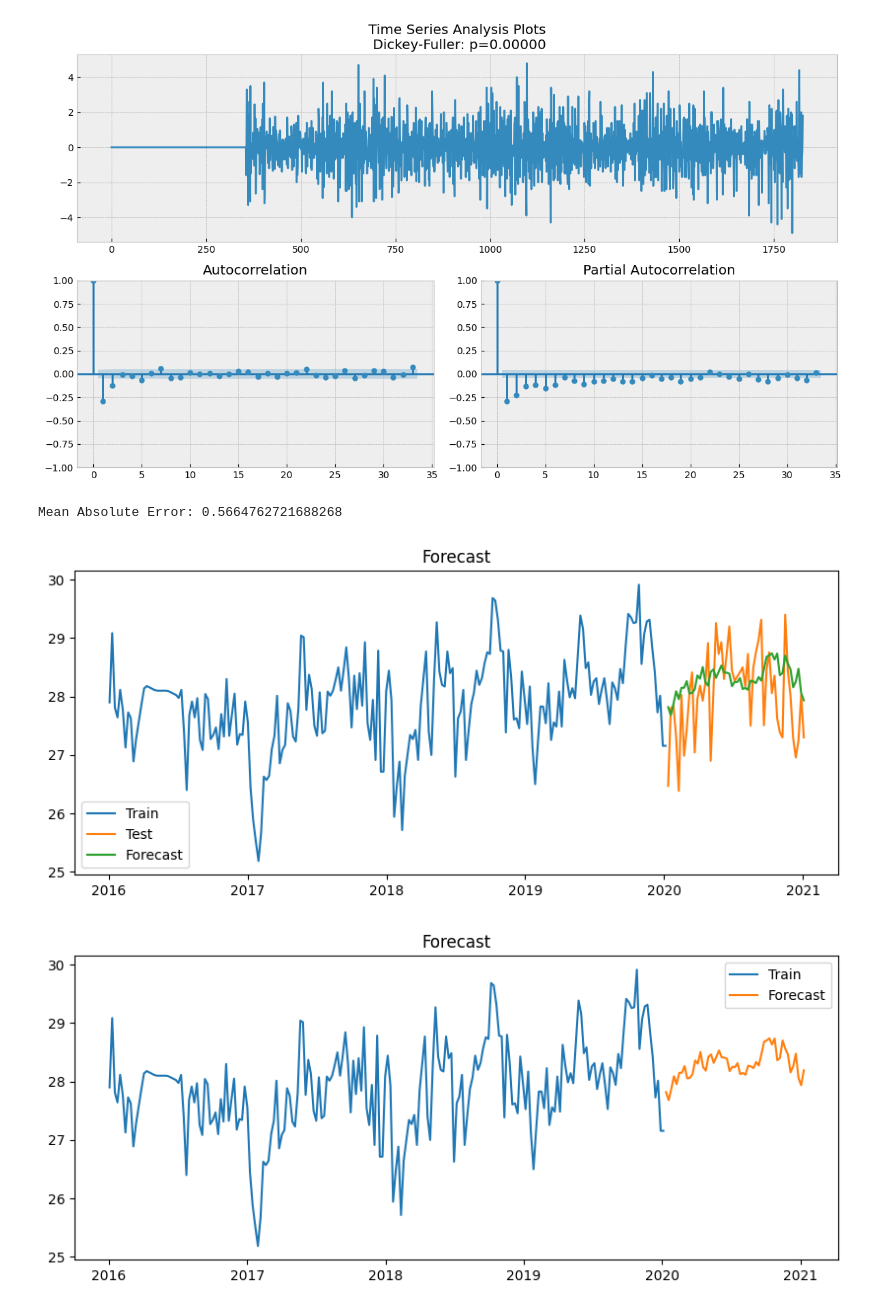
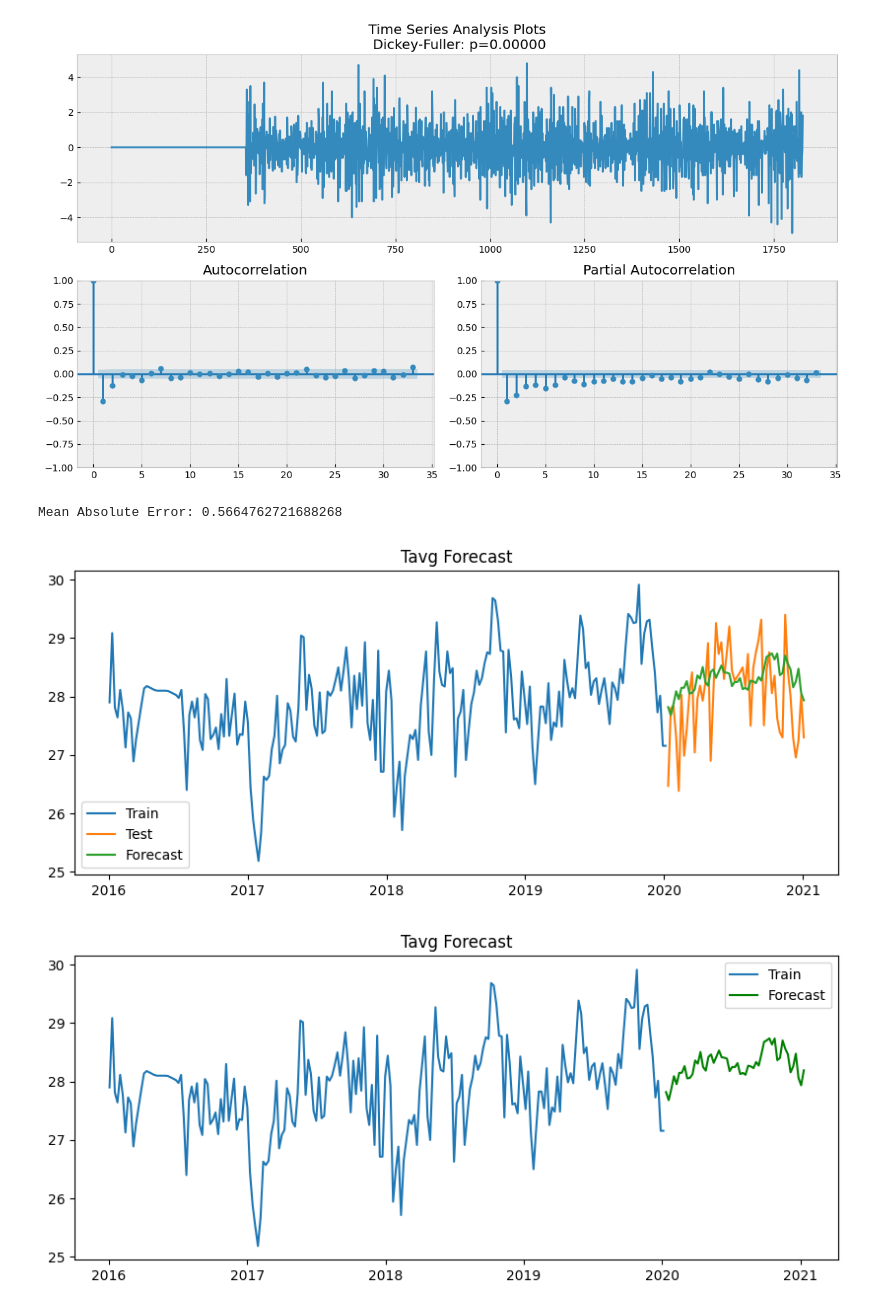
Before and after one commit to Fadhil-hi/Intern-BCC-2024, a Jupyter notebook: Code/models/Time Series Model/SARIMA_models_T.ipynb, the cells around one changed output. Saved outputs shown, nothing was run; the diff lists cells and outputs as text; code cells hidden in the pictures.

```diff
--- a/Code/models/Time Series Model/SARIMA_models_T.ipynb
+++ b/Code/models/Time Series Model/SARIMA_models_T.ipynb
@@ -82,12 +82,12 @@ stasiun_4_intrp.rename(columns={'Unnamed: 0': 'date'}, inplace=True)
 # %%
-stasiun_4_intrp['date'] = pd.to_datetime(stasiun_4_intrp['date'])
+stasiun_1_intrp['date'] = pd.to_datetime(stasiun_1_intrp['date'])
 # %%
-stasiun_4_intrp.set_index('date', inplace=True)
+stasiun_1_intrp.set_index('date', inplace=True)
 # %%
-stasiun4_weekly = stasiun_4_intrp.resample('W').mean()
+stasiun1_weekly = stasiun_1_intrp.resample('W').mean()
 # %%
-train_data = stasiun4_weekly['Tavg'][:len(stasiun4_weekly)-52]
-test_data = stasiun4_weekly['Tavg'][len(stasiun4_weekly)-52:]
+train_data = stasiun1_weekly['Tavg'][:len(stasiun1_weekly)-52]
+test_data = stasiun1_weekly['Tavg'][len(stasiun1_weekly)-52:]
 
 model = SARIMAX(train_data, order=(1, 1, 1), seasonal_order=(1, 0, 2, 52))
 model_fit = model.fit()
@@ -101,19 +101,19 @@ fig = plt.figure(figsize=(10,4))
 plt.plot(train_data.index, train_data, label='Train')
 plt.plot(test_data.index, test_data, label='Test')
 plt.plot(forecast.index, forecast, label='Forecast')
-plt.title('Forecast')
+plt.title('Tavg Forecast')
 plt.legend()
 plt.show()
 # %% [output]
 Mean Absolute Error: 0.5664762721688268
-[figure, old version]
+[figure, new version]
 # %%
 recast = model_fit.forecast(steps = 53)
 fig = plt.figure(figsize=(10,4))
 plt.plot(train_data.index, train_data, label='Train')
-plt.plot(recast.index, recast, label='Forecast')
-plt.title('Forecast')
+plt.plot(recast.index, recast, label='Forecast', color='green')
+plt.title('Tavg Forecast')
 plt.legend()
 plt.show()
 # %% [output]
-[figure, old version]
+[figure, new version]
```
Also changed, not shown: parts of 6 cells of this notebook.
